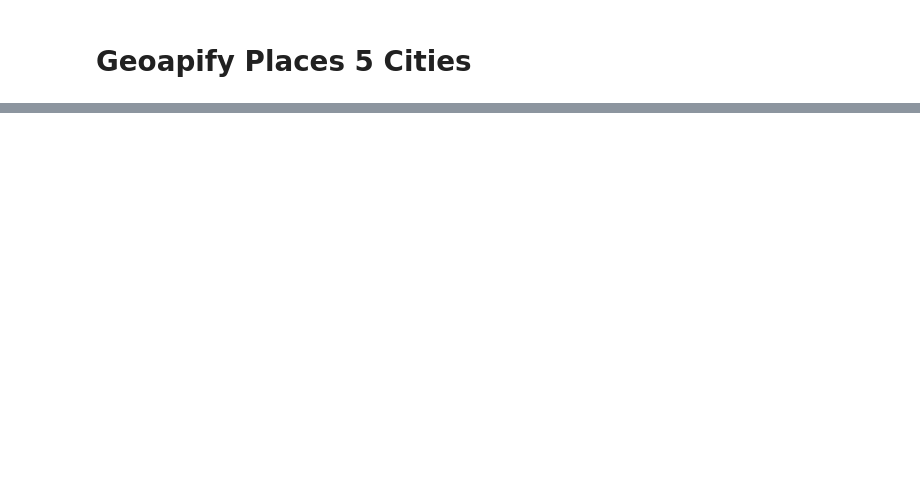
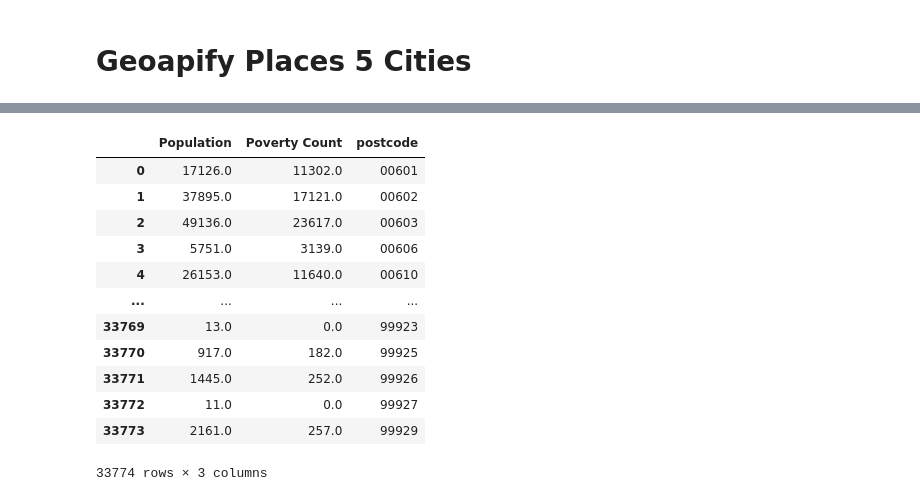
Before and after one commit to slromero/Project1, a Jupyter notebook: Project1.ipynb, the cells around one changed output, grey strips where cells are left out. Cells and saved outputs as stored; diff of their text form; code cells hidden in the pictures; blank space fills up the shorter version.

```diff
--- a/Project1.ipynb
+++ b/Project1.ipynb
@@ -2,10 +2,26 @@
 # Geoapify Places 5 Cities
 # %%
 # Dependencies
+from census import Census
+import hvplot.pandas
+import time
 import requests
 import json
 import pandas as pd
 import numpy as np
+from scipy.stats import linregress
+from matplotlib import pyplot as plt
+
+# Turn off warning messages
+import warnings
+warnings.filterwarnings("ignore")
 
 # Import the API key
 from config_key import geoapify_key
+from config_key import census_key
+
+# Create an instance of the Census library
+c = Census(
+    census_key,
+    year=2021
+)
@@ -12,3 +32,26 @@ from config_key import geoapify_key
+# %%
+# Run Census Search to retrieve data on all zip codes (2021 ACS5 Census)
+census_data = c.acs5.get(
+    (
+        "B01003_001E",
+        "B17001_002E"
+    ),
+    {'for': 'zip code tabulation area:*'}
+)
+
+# Convert to DataFrame
+census_df = pd.DataFrame(census_data)
+
+
+
+# Column renaming
+census_df = census_df.rename(
+    columns = {
+        "B01003_001E": "Population",
+        "B17001_002E": "Poverty Count",
+        "zip code tabulation area": "Zipcode"
+    }
+)
 # %%
 #Create DataFrame called US_locations_df to store the city, coordinates, supermarket property, distance
 cities = ["Bronx, NY","Napa, CA", "Victorville, CA","San Francisco, CA","Monmouth, OR"]
@@ -98,0 +148,16 @@ Monmouth, OR - nearest supermarket: Western Oregon University Book Store
+# %%
+census_df
+# %% [output]
+|  | Population | Poverty Count | postcode |
+| 0 | 17126.0 | 11302.0 | 00601 |
+| 1 | 37895.0 | 17121.0 | 00602 |
+| 2 | 49136.0 | 23617.0 | 00603 |
+| 3 | 5751.0 | 3139.0 | 00606 |
+| 4 | 26153.0 | 11640.0 | 00610 |
+| ... | ... | ... | ... |
+| 33769 | 13.0 | 0.0 | 99923 |
+| 33770 | 917.0 | 182.0 | 99925 |
+| 33771 | 1445.0 | 252.0 | 99926 |
+| 33772 | 11.0 | 0.0 | 99927 |
+| 33773 | 2161.0 | 257.0 | 99929 |
+33774 rows × 3 columns
```
Also changed, not shown: parts of 8 cells of this notebook, 2 other files.
